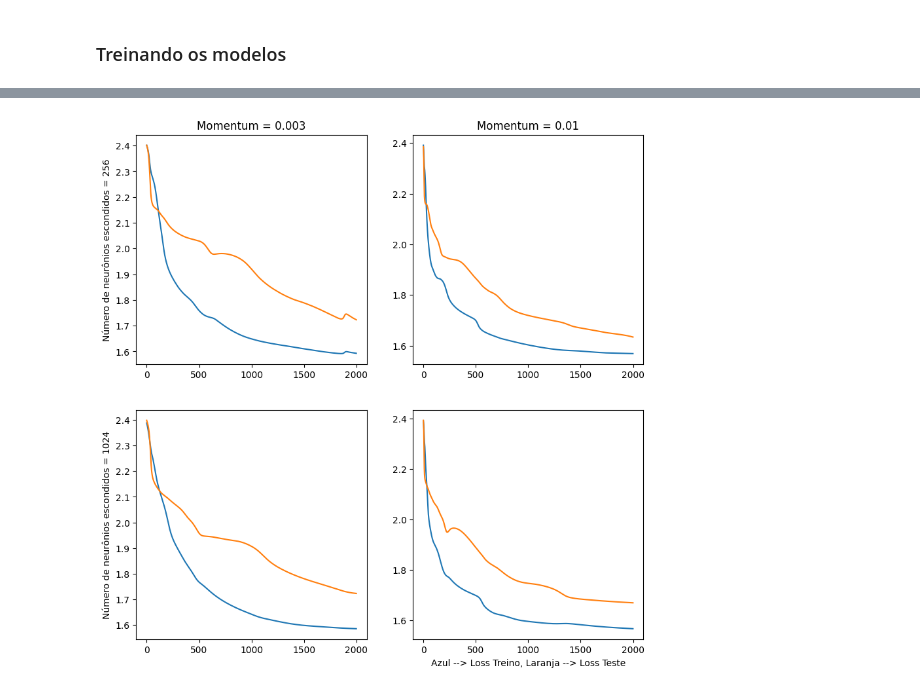
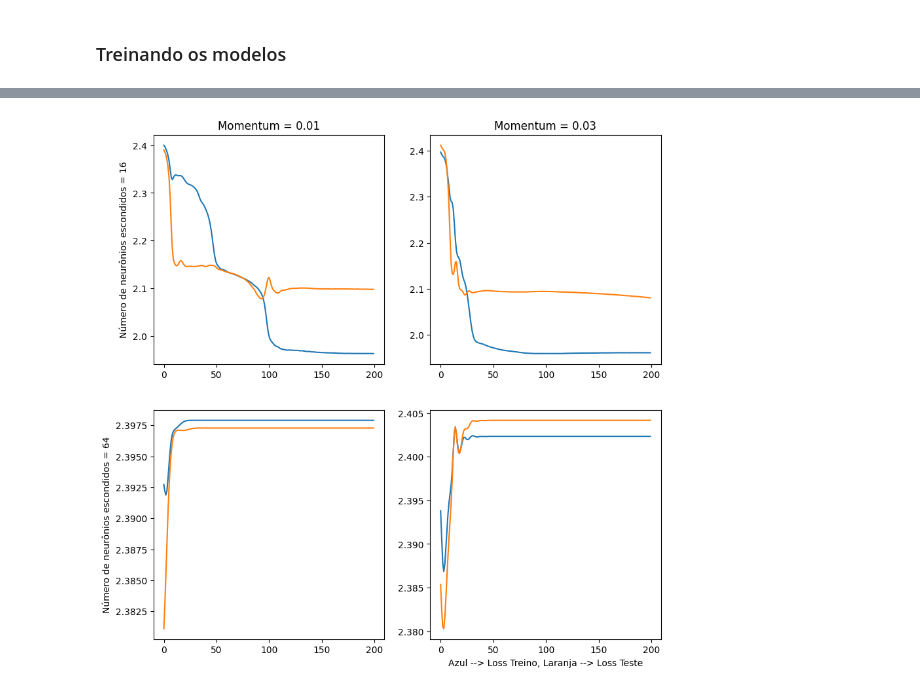
Before and after one commit to rabdiego/aprendizagem, a Jupyter notebook: trabalhos/trabalho4/lista4.ipynb, the cells around one changed output, grey strips where cells are left out. Cells and saved outputs as stored; diff of their text form; code cells hidden in the pictures.

```diff
--- a/trabalhos/trabalho4/lista4.ipynb
+++ b/trabalhos/trabalho4/lista4.ipynb
@@ -180,11 +177,11 @@ test_loader = DataLoader(test_set, batch_size=32, shuffle=True)
 # %%
 model = MLP(8, 64, 1).to(device)
 criterion = torch.nn.MSELoss()
-optimizer = torch.optim.SGD(model.parameters(), lr = 0.001, momentum = 0.1)
+optimizer = torch.optim.SGD(model.parameters(), lr = 0.001, momentum = 0.95, weight_decay = 0.06)
 # %%
 loss_list = [list() for i in range(2)]
 # %%
-for epoch in range(400):
+for epoch in tqdm(range(100)):
     for index, (attributes, labels) in enumerate(train_loader):
         attributes = attributes.to(device)
         labels = labels.to(device)
@@ -206,5 +203,3 @@ for epoch in range(400):
         loss = criterion(outputs[:, 0], labels)
 
     loss_list[1].append(loss.item())
-
-    print(f'Epoch {epoch+1}/100, Train Loss: {loss_list[0][-1]}, Test Loss: {loss_list[1][-1]}')
@@ -290,21 +267,21 @@ val_loader = DataLoader(val_set, batch_size = 32)
 # %% [markdown]
 ### Inicialização dos modelos
 # %%
-momentum_terms = {
-    0 : 0.003,
-    1 : 0.01,
+weight_terms = {
+    0 : 0.01,
+    1 : 0.03,
 }
 
 hidden_terms = {
-    0 : 256,
-    1 : 1024
+    0 : 16,
+    1 : 64
 }
 
 models = [[[MLP(10, hidden_terms[i], 11).to(device), None] for i in range(2)] for j in range(2)]
 criterion = torch.nn.CrossEntropyLoss()
 for i in range(2):
     for j in range(2):
-        models[i][j][1] = torch.optim.SGD(models[i][j][0].parameters(), lr = 0.01, momentum = momentum_terms[j])
+        models[i][j][1] = torch.optim.SGD(models[i][j][0].parameters(), lr = 0.01, momentum = 0.98, weight_decay = weight_terms[i])
 # %% [markdown]
 ### Inicialização da lista que armazenará as funções custo
 # %%
@@ -312,9 +289,9 @@ loss_list = [[[list() for i in range(2)] for j in range(2)] for k in range(2)]
 # %% [markdown]
 ### Treinando os modelos
 # %%
-for i in range(2):
-    for j in range(2):
-        for epoch in tqdm(range(2000)):
+for i in tqdm(range(2)):
+    for j in tqdm(range(2)):
+        for epoch in range(200):
             for index, (attributes, labels) in enumerate(train_2_loader):
                 attributes = attributes.to(device)
                 labels = labels.to(device)
@@ -336,5 +313,3 @@ for i in range(2):
                 loss = criterion(outputs, labels.to(torch.int64))
 
             loss_list[1][i][j].append(loss.item())
-
-        print(f'Model with {4**i} neurons and momentum rate = {momentum_terms[j]} trained.')
@@ -346,20 +316,20 @@ Model with 4 neurons and momentum rate = 0.01 trained.
 # %%
 fig, ax = plt.subplots(2, 2, figsize=(10, 10))
 
 for i in range(2):
     for j in range(2):
         ax[i][j].plot(range(len(loss_list[0][i][j])), loss_list[0][i][j])
         ax[i][j].plot(range(len(loss_list[1][i][j])), loss_list[1][i][j])
 
 for i in range(2):
-    ax[0][i].set_title(f'Momentum = {momentum_terms[i]}')
+    ax[0][i].set_title(f'Momentum = {weight_terms[i]}')
     ax[i][0].set_ylabel(f'Número de neurônios escondidos = {hidden_terms[i]}')
 
 ax[-1][-1].set_xlabel('Azul --> Loss Treino, Laranja --> Loss Teste')
 
 plt.show()
 # %% [output]
-[figure, old version]
+[figure, new version]
 # %%
 train_scaler = StandardScaler()
 train[:, :-1] = train_scaler.fit_transform(train[:, :-1])
```
Also changed, not shown: parts of 13 cells of this notebook.
